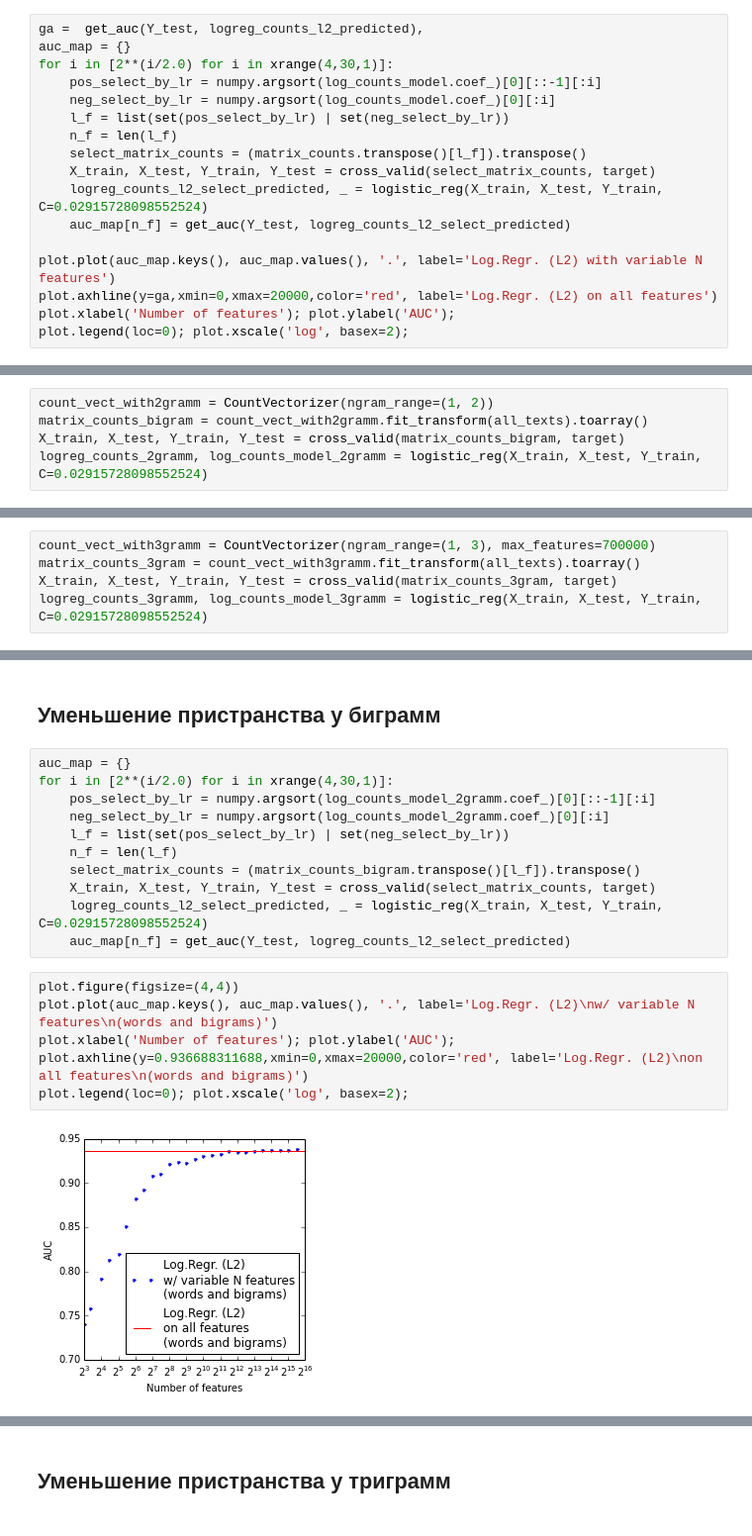
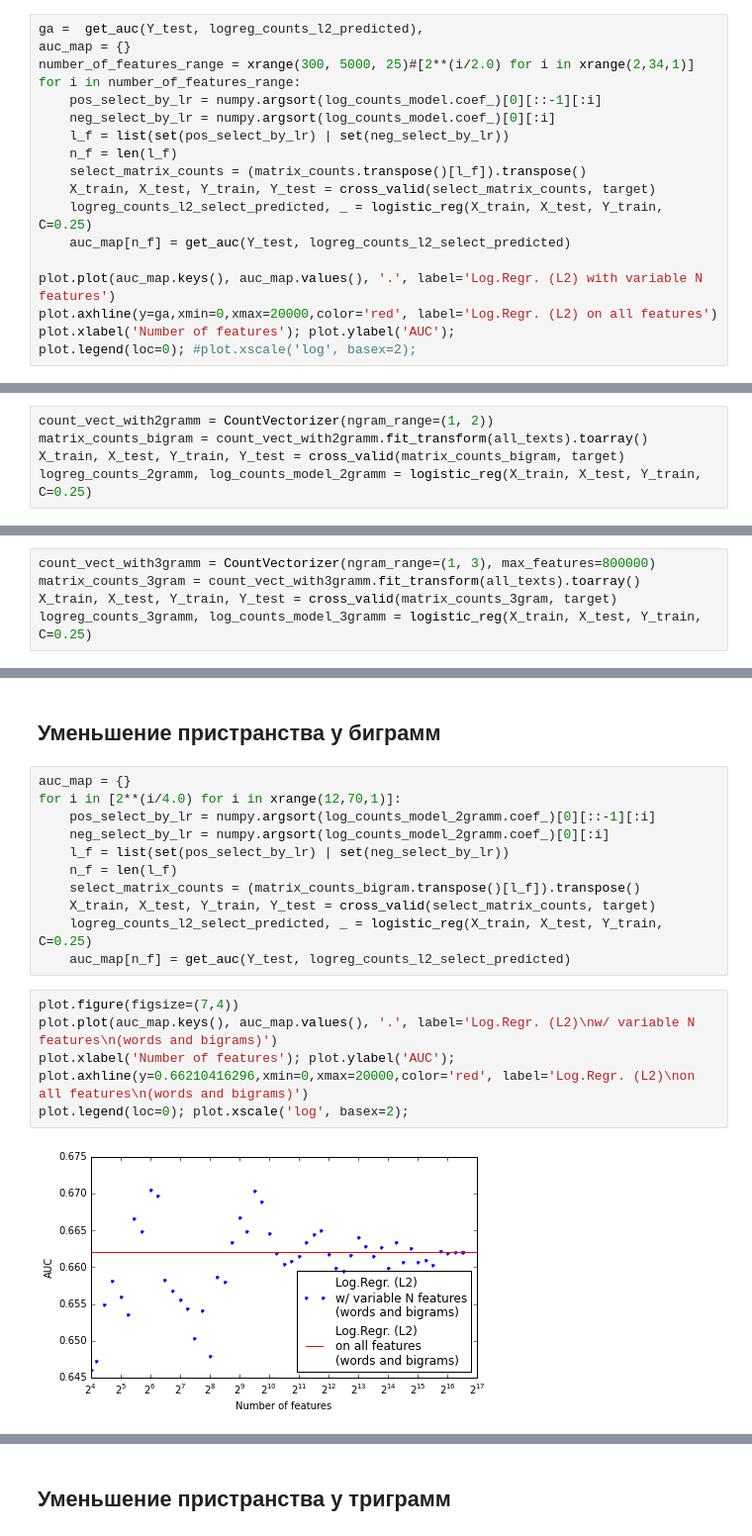
Before and after one commit to ermakovpetr/posneg, a Jupyter notebook: main.ipynb, the cells around one changed output, grey strips where cells are left out. Shown at 99% size. Cells and saved outputs as stored; diff of their text form.

```diff
--- a/main.ipynb
+++ b/main.ipynb
@@ -334,18 +436,19 @@ have, = -0.15028
 # %%
 ga =  get_auc(Y_test, logreg_counts_l2_predicted),
 auc_map = {}
-for i in [2**(i/2.0) for i in xrange(4,30,1)]:
+number_of_features_range = xrange(300, 5000, 25)#[2**(i/2.0) for i in xrange(2,34,1)]
+for i in number_of_features_range:
     pos_select_by_lr = numpy.argsort(log_counts_model.coef_)[0][::-1][:i]
     neg_select_by_lr = numpy.argsort(log_counts_model.coef_)[0][:i]
     l_f = list(set(pos_select_by_lr) | set(neg_select_by_lr))
     n_f = len(l_f)
     select_matrix_counts = (matrix_counts.transpose()[l_f]).transpose()
     X_train, X_test, Y_train, Y_test = cross_valid(select_matrix_counts, target)
-    logreg_counts_l2_select_predicted, _ = logistic_reg(X_train, X_test, Y_train, C=0.02915728098552524)
+    logreg_counts_l2_select_predicted, _ = logistic_reg(X_train, X_test, Y_train, C=0.25)
     auc_map[n_f] = get_auc(Y_test, logreg_counts_l2_select_predicted)
 
 plot.plot(auc_map.keys(), auc_map.values(), '.', label='Log.Regr. (L2) with variable N features')
 plot.axhline(y=ga,xmin=0,xmax=20000,color='red', label='Log.Regr. (L2) on all features')
 plot.xlabel('Number of features'); plot.ylabel('AUC');
-plot.legend(loc=0); plot.xscale('log', basex=2);
+plot.legend(loc=0); #plot.xscale('log', basex=2);
 # %% [output]
@@ -367,7 +470,7 @@ print "при количестве фич = " + str(auc_map.keys()[auc_map.value
 count_vect_with2gramm = CountVectorizer(ngram_range=(1, 2))
 matrix_counts_bigram = count_vect_with2gramm.fit_transform(all_texts).toarray()
 X_train, X_test, Y_train, Y_test = cross_valid(matrix_counts_bigram, target)
-logreg_counts_2gramm, log_counts_model_2gramm = logistic_reg(X_train, X_test, Y_train, C=0.02915728098552524)
+logreg_counts_2gramm, log_counts_model_2gramm = logistic_reg(X_train, X_test, Y_train, C=0.25)
 # %%
 matrix_counts_bigram.shape
 # %% [output]
@@ -375,10 +478,10 @@ matrix_counts_bigram.shape
 # %% [markdown]
 ##Подсчет триграмм
 # %%
-count_vect_with3gramm = CountVectorizer(ngram_range=(1, 3), max_features=700000)
+count_vect_with3gramm = CountVectorizer(ngram_range=(1, 3), max_features=800000)
 matrix_counts_3gram = count_vect_with3gramm.fit_transform(all_texts).toarray()
 X_train, X_test, Y_train, Y_test = cross_valid(matrix_counts_3gram, target)
-logreg_counts_3gramm, log_counts_model_3gramm = logistic_reg(X_train, X_test, Y_train, C=0.02915728098552524)
+logreg_counts_3gramm, log_counts_model_3gramm = logistic_reg(X_train, X_test, Y_train, C=0.25)
 # %%
 matrix_counts_3gram.shape
 # %% [output]
@@ -408,23 +517,23 @@ roc_curve(Y_test, logreg_counts_3gramm, label='Logistic Regression (3)')
 ## Уменьшение пристранства у биграмм
 # %%
 auc_map = {}
-for i in [2**(i/2.0) for i in xrange(4,30,1)]:
+for i in [2**(i/4.0) for i in xrange(12,70,1)]:
     pos_select_by_lr = numpy.argsort(log_counts_model_2gramm.coef_)[0][::-1][:i]
     neg_select_by_lr = numpy.argsort(log_counts_model_2gramm.coef_)[0][:i]
     l_f = list(set(pos_select_by_lr) | set(neg_select_by_lr))
     n_f = len(l_f)
     select_matrix_counts = (matrix_counts_bigram.transpose()[l_f]).transpose()
     X_train, X_test, Y_train, Y_test = cross_valid(select_matrix_counts, target)
-    logreg_counts_l2_select_predicted, _ = logistic_reg(X_train, X_test, Y_train, C=0.02915728098552524)
+    logreg_counts_l2_select_predicted, _ = logistic_reg(X_train, X_test, Y_train, C=0.25)
     auc_map[n_f] = get_auc(Y_test, logreg_counts_l2_select_predicted)
 # %%
-plot.figure(figsize=(4,4))
+plot.figure(figsize=(7,4))
 plot.plot(auc_map.keys(), auc_map.values(), '.', label='Log.Regr. (L2)\nw/ variable N features\n(words and bigrams)')
 plot.xlabel('Number of features'); plot.ylabel('AUC');
-plot.axhline(y=0.936688311688,xmin=0,xmax=20000,color='red', label='Log.Regr. (L2)\non all features\n(words and bigrams)')
+plot.axhline(y=0.66210416296,xmin=0,xmax=20000,color='red', label='Log.Regr. (L2)\non all features\n(words and bigrams)')
 plot.legend(loc=0); plot.xscale('log', basex=2);
 # %% [output]
-[figure, old version]
+[figure, new version]
 # %%
 print "Bigrams max AUC = " + str(max(auc_map.values()))
 print "Number of features = " + str(auc_map.keys()[auc_map.values().index(max(auc_map.values()))])
```
Also changed, not shown: parts of 44 cells of this notebook, 2 other files.
